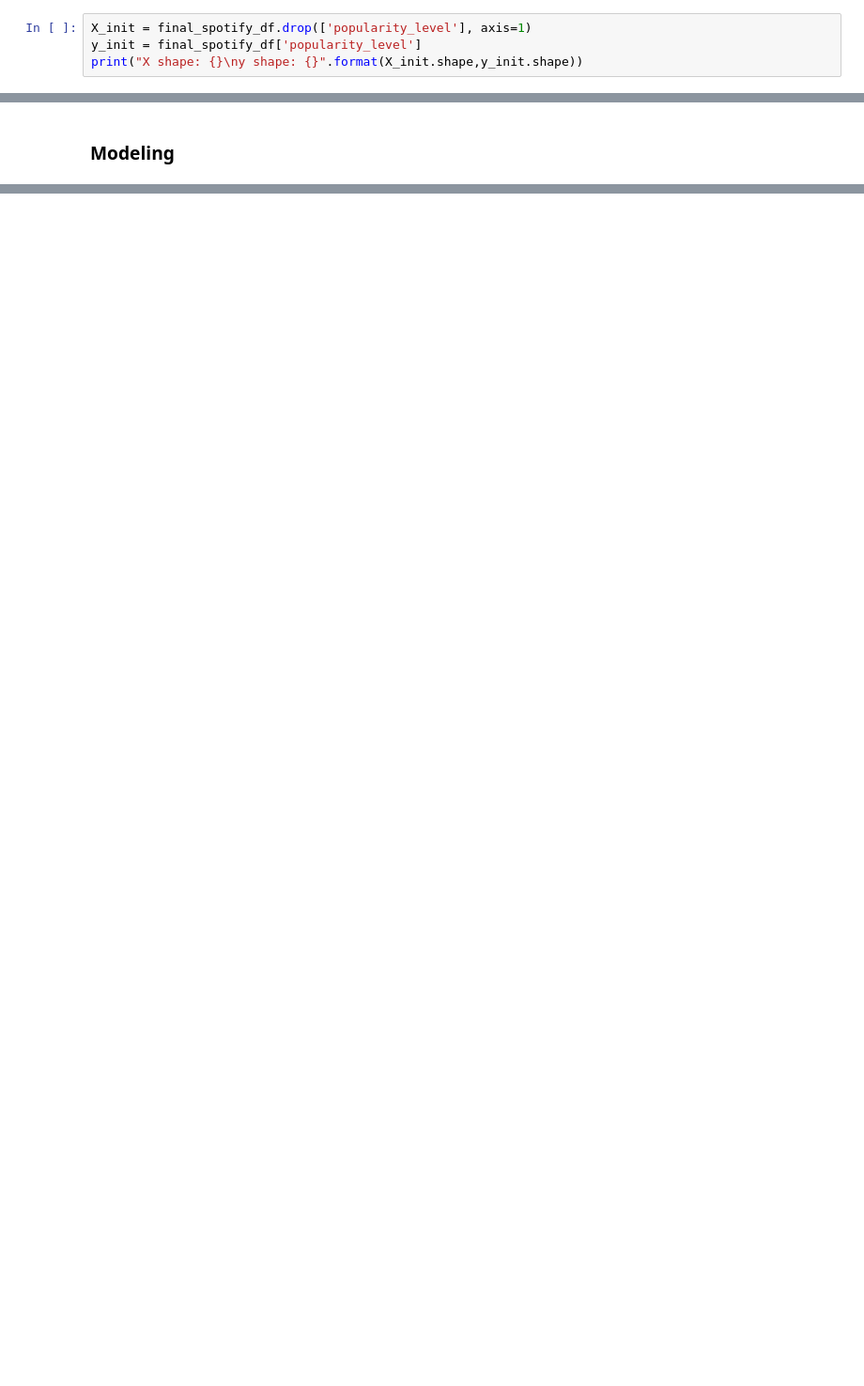
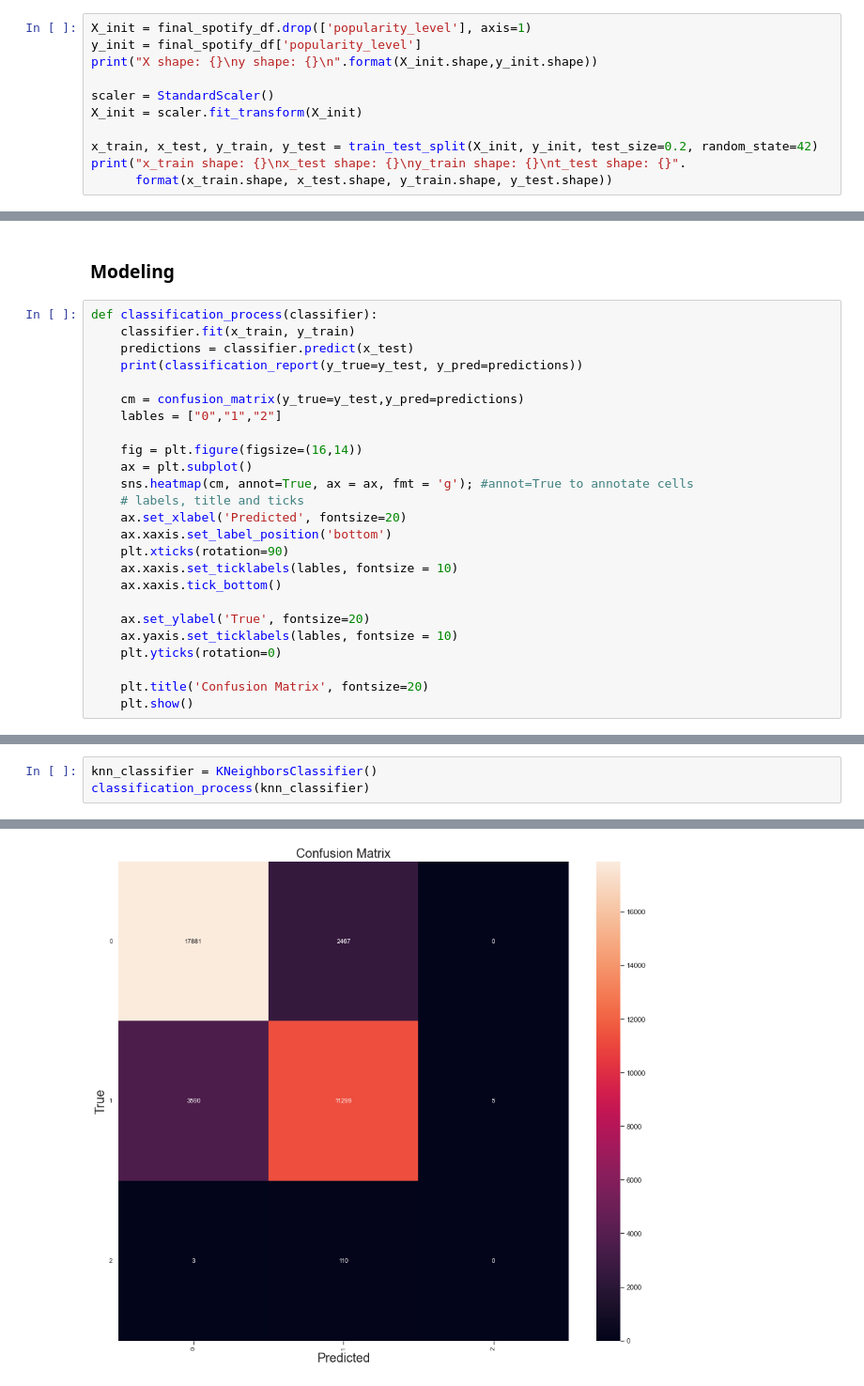
Before and after one commit to itamarKraitman/Spotify_data_analysis, a Jupyter notebook: Spotify.ipynb, the cells around one changed output, grey strips where cells are left out. Shown at 94% size. Drawn from its saved outputs; the diff is of its cells as text; blank space fills up the shorter version.

```diff
--- a/Spotify.ipynb
+++ b/Spotify.ipynb
@@ -481,7 +482,14 @@ final_spotify_df
 # %%
 X_init = final_spotify_df.drop(['popularity_level'], axis=1)
 y_init = final_spotify_df['popularity_level']
-print("X shape: {}\ny shape: {}".format(X_init.shape,y_init.shape))
+print("X shape: {}\ny shape: {}\n".format(X_init.shape,y_init.shape))
+
+scaler = StandardScaler()
+X_init = scaler.fit_transform(X_init)
+
+x_train, x_test, y_train, y_test = train_test_split(X_init, y_init, test_size=0.2, random_state=42)
+print("x_train shape: {}\nx_test shape: {}\ny_train shape: {}\nt_test shape: {}".
+      format(x_train.shape, x_test.shape, y_train.shape, y_test.shape))
 # %% [output]
 X shape: (176774, 37)
 y shape: (176774,)
@@ -499,2 +501,27 @@ Shape is: Counter({0: 101785, 1: 101785, 2: 101785})
 # %% [markdown]
 ### Modeling
+# %%
+def classification_process(classifier):
+    classifier.fit(x_train, y_train)
+    predictions = classifier.predict(x_test)
+    print(classification_report(y_true=y_test, y_pred=predictions))
+
+    cm = confusion_matrix(y_true=y_test,y_pred=predictions)
+    lables = ["0","1","2"]
+
+    fig = plt.figure(figsize=(16,14))
+    ax = plt.subplot()
+    sns.heatmap(cm, annot=True, ax = ax, fmt = 'g'); #annot=True to annotate cells
+    # labels, title and ticks
+    ax.set_xlabel('Predicted', fontsize=20)
+    ax.xaxis.set_label_position('bottom')
+    plt.xticks(rotation=90)
+    ax.xaxis.set_ticklabels(lables, fontsize = 10)
+    ax.xaxis.tick_bottom()
+
+    ax.set_ylabel('True', fontsize=20)
+    ax.yaxis.set_ticklabels(lables, fontsize = 10)
+    plt.yticks(rotation=0)
+
+    plt.title('Confusion Matrix', fontsize=20)
+    plt.show()
@@ -500,0 +530,4 @@ Shape is: Counter({0: 101785, 1: 101785, 2: 101785})
+# %%
+knn_classifier = KNeighborsClassifier()
+classification_process(knn_classifier)
+# %% [output]
@@ -500,0 +543 @@ Shape is: Counter({0: 101785, 1: 101785, 2: 101785})
+[figure, added]
```
Also changed, not shown: parts of 18 cells of this notebook.
